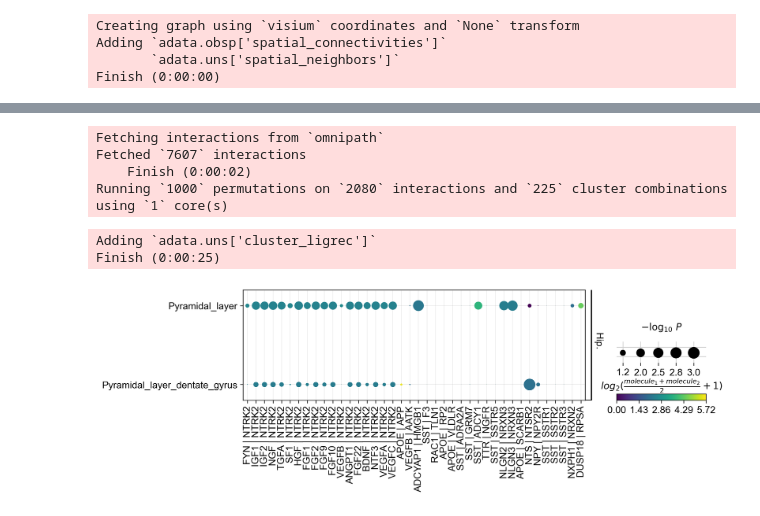
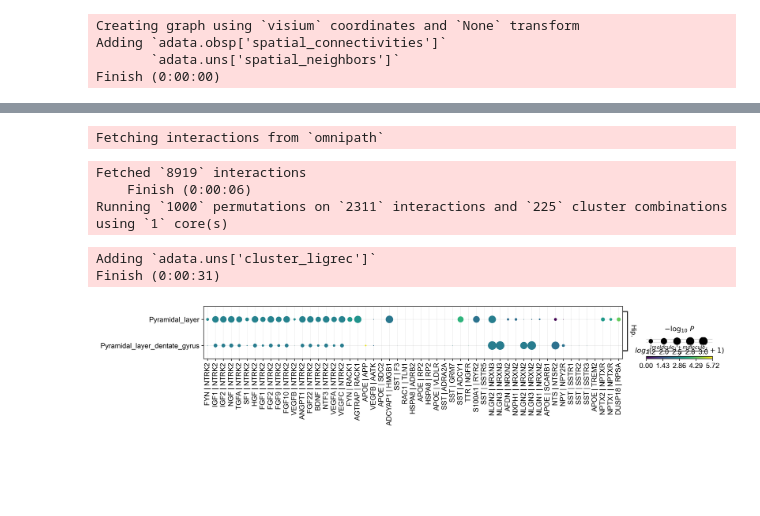
Before and after one commit to theislab/squidpy_reproducibility, a Jupyter notebook: notebooks/graph_figures/visium.ipynb, the cells around one changed output, grey strips where cells are left out. Saved outputs shown, nothing was run; the diff lists cells and outputs as text; code cells hidden in the pictures; blank space fills up the shorter version.

Commit message:
change ligrec visium figure

```diff
--- a/notebooks/graph_figures/visium.ipynb
+++ b/notebooks/graph_figures/visium.ipynb
@@ -36,3 +26,5 @@ AnnData object with n_obs × n_vars = 2688 × 18078
+# %%
+adata = sq.datasets.visium_hne_adata()
 # %%
 sq.gr.spatial_neighbors(adata)
 # %% [output]
@@ -71,27 +54,27 @@ sq.gr.ligrec(
 )
 # %% [output]
 Fetching interactions from `omnipath`
-Fetched `7607` interactions
-    Finish (0:00:02)
-Running `1000` permutations on `2080` interactions and `225` cluster combinations using `1` core(s)
-Adding `adata.uns['cluster_ligrec']`
-Finish (0:00:25)
+Fetched `8919` interactions
+    Finish (0:00:06)
+Running `1000` permutations on `2311` interactions and `225` cluster combinations using `1` core(s)
+Adding `adata.uns['cluster_ligrec']`
+Finish (0:00:31)
 # %%
 sq.pl.ligrec(
     adata,
     cluster_key="cluster",
     source_groups="Hippocampus",
     target_groups=["Pyramidal_layer", "Pyramidal_layer_dentate_gyrus"],
     means_range=(3, np.inf),
     alpha=1e-4,
     swap_axes=True,
     dpi=300,
     title="",
-    figsize=(10, 2),
-    y_padding=0.2,
+    figsize=(15, 1),
+    y_padding=0.5,
     x_padding=0.5,
     width=2,
     save="ligrec_visium.png",
 )
 # %% [output]
-[figure, old version]
+[figure, new version]
```
Also changed, not shown: parts of 4 cells of this notebook, 1 other file.
